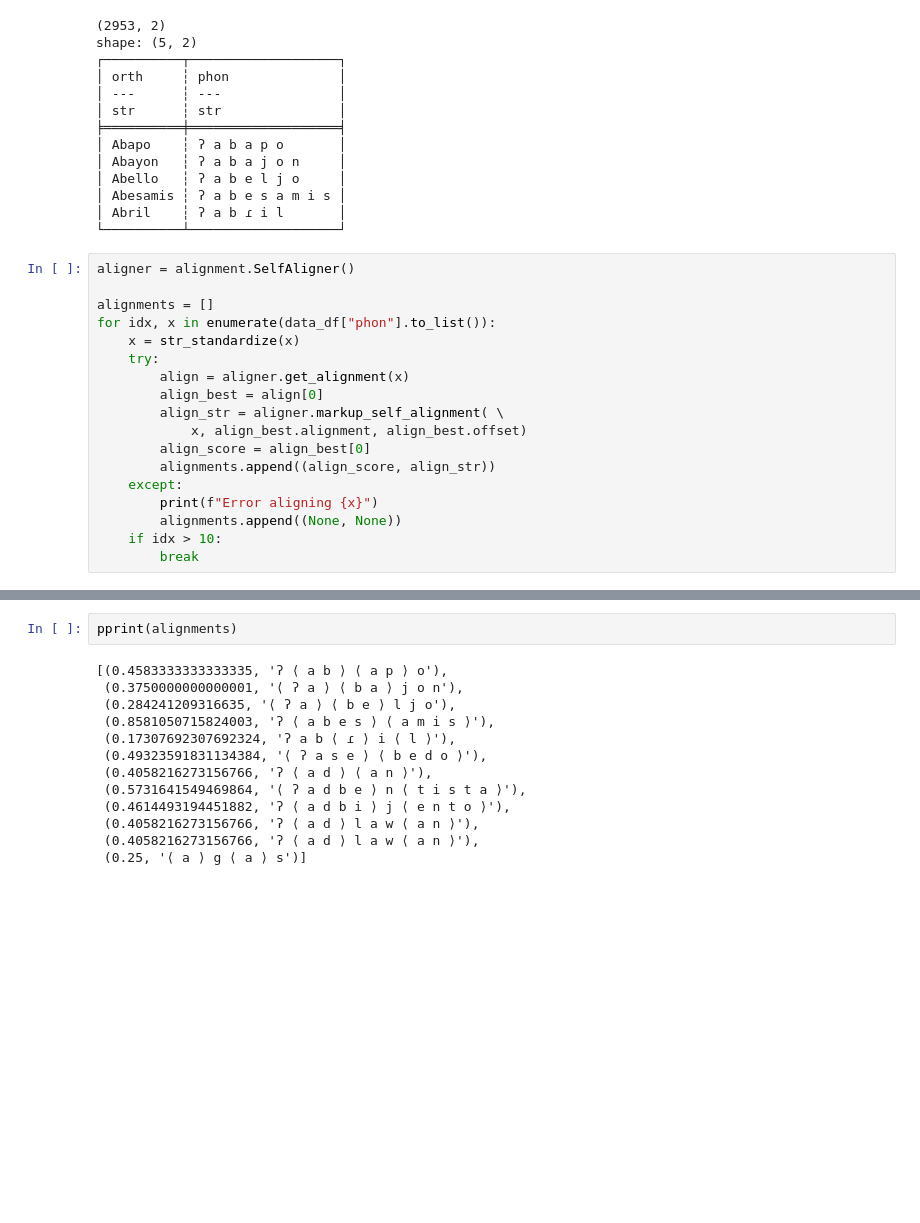
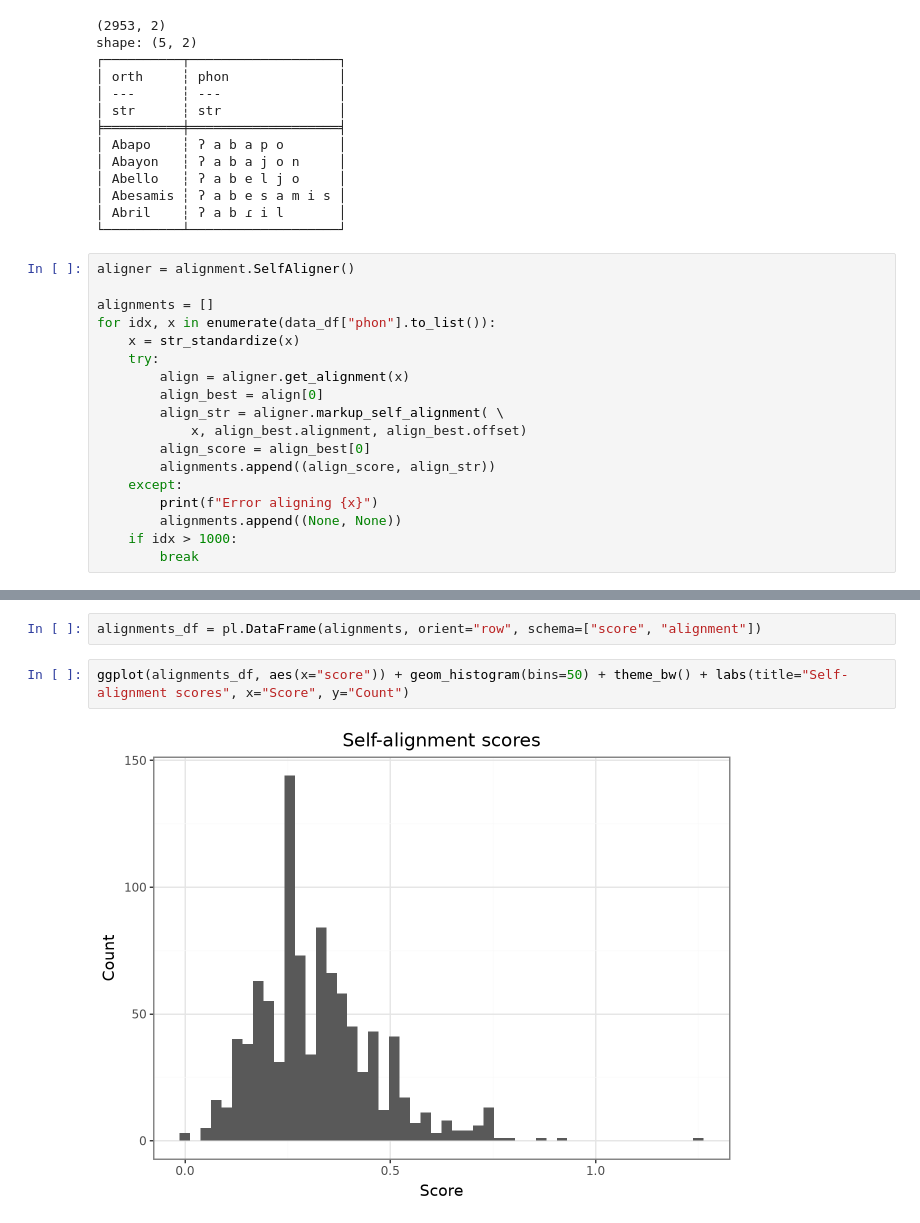
Before and after one commit to colincwilson/phonopy, a Jupyter notebook: demo/self_alignment_demo.ipynb, the cells around one changed output, grey strips where cells are left out. Saved outputs shown, nothing was run; the diff lists cells and outputs as text; blank space fills up the shorter version.

Commit message:
self-alignment demo

```diff
--- a/demo/self_alignment_demo.ipynb
+++ b/demo/self_alignment_demo.ipynb
@@ -45,5 +46,5 @@ for idx, x in enumerate(data_df["phon"].to_list()):
     except:
         print(f"Error aligning {x}")
         alignments.append((None, None))
-    if idx > 10:
+    if idx > 1000:
         break
@@ -50,15 +69,6 @@ for idx, x in enumerate(data_df["phon"].to_list()):
 # %%
-pprint(alignments)
+alignments_df = pl.DataFrame(alignments, orient="row", schema=["score", "alignment"])
-# %% [output]
-[(0.4583333333333335, 'ʔ ⟨ a b ⟩ ⟨ a p ⟩ o'),
- (0.3750000000000001, '⟨ ʔ a ⟩ ⟨ b a ⟩ j o n'),
- (0.284241209316635, '⟨ ʔ a ⟩ ⟨ b e ⟩ l j o'),
- (0.8581050715824003, 'ʔ ⟨ a b e s ⟩ ⟨ a m i s ⟩'),
- (0.17307692307692324, 'ʔ a b ⟨ ɾ ⟩ i ⟨ l ⟩'),
- (0.49323591831134384, '⟨ ʔ a s e ⟩ ⟨ b e d o ⟩'),
- (0.4058216273156766, 'ʔ ⟨ a d ⟩ ⟨ a n ⟩'),
- (0.5731641549469864, '⟨ ʔ a d b e ⟩ n ⟨ t i s t a ⟩'),
- (0.4614493194451882, 'ʔ ⟨ a d b i ⟩ j ⟨ e n t o ⟩'),
- (0.4058216273156766, 'ʔ ⟨ a d ⟩ l a w ⟨ a n ⟩'),
- (0.4058216273156766, 'ʔ ⟨ a d ⟩ l a w ⟨ a n ⟩'),
- (0.25, '⟨ a ⟩ g ⟨ a ⟩ s')]
+# %%
+ggplot(alignments_df, aes(x="score")) + geom_histogram(bins=50) + theme_bw() + labs(title="Self-alignment scores", x="Score", y="Count")
+# %% [output]
+[figure, added]
```
Also changed, not shown: parts of 3 cells of this notebook.
